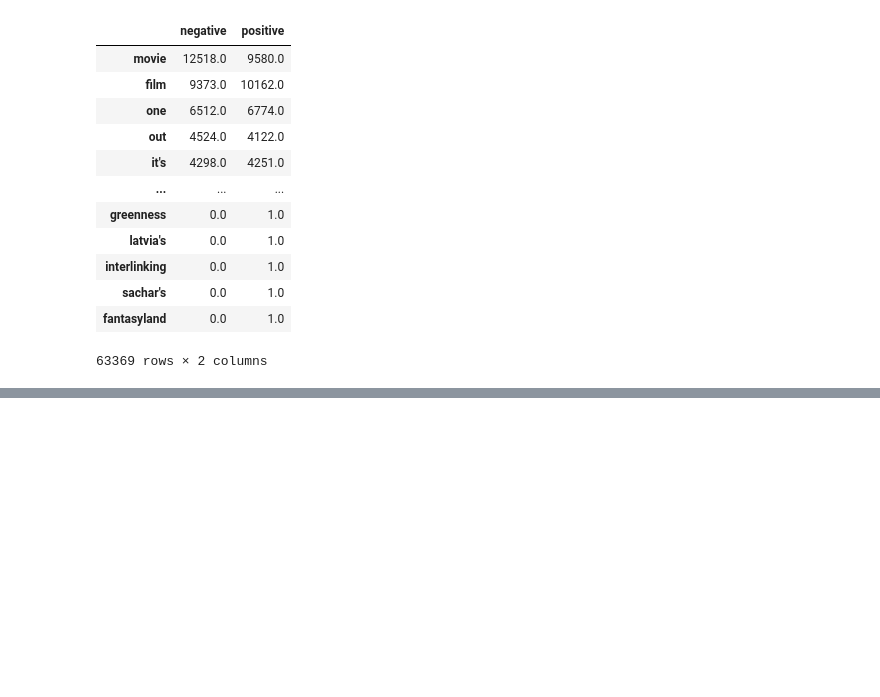
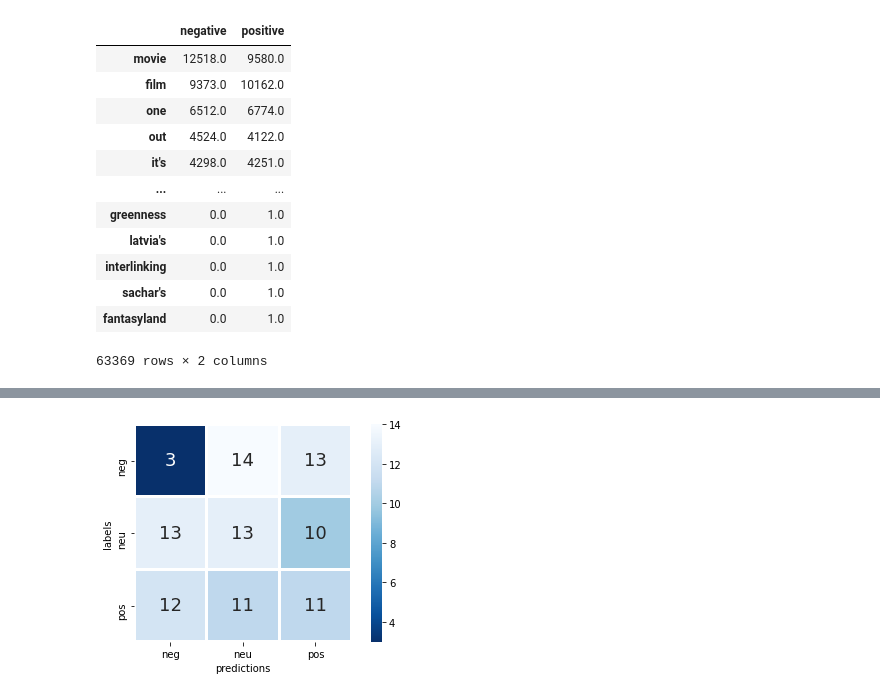
Before and after one commit to MTH548/MTH548, a Jupyter notebook: docs/_static/weekly_notebooks/week_12_class.ipynb, the cells around one changed output, grey strips where cells are left out. Cells and saved outputs as stored; diff of their text form; code cells hidden in the pictures; blank space fills up the shorter version.

```diff
--- a/docs/_static/weekly_notebooks/week_12_class.ipynb
+++ b/docs/_static/weekly_notebooks/week_12_class.ipynb
@@ -426,0 +667,3 @@ word_counts.sort_values(by="negative", ascending=False)
+# %%
+labels = np.random.choice(["pos", "neg", "neu"], size=100)
+labels
@@ -426,0 +683,3 @@ word_counts.sort_values(by="negative", ascending=False)
+# %%
+predictions = np.random.choice(["pos", "neg", "neu"], size=100)
+predictions
@@ -426,0 +699,3 @@ word_counts.sort_values(by="negative", ascending=False)
+# %%
+ctab = pd.crosstab(labels, predictions)
+ctab
@@ -426,0 +708,4 @@ word_counts.sort_values(by="negative", ascending=False)
+# %%
+ctab.index = ctab.index.rename("labels")
+ctab.columns = ctab.columns.rename("predictions")
+ctab
@@ -426,0 +718,15 @@ word_counts.sort_values(by="negative", ascending=False)
+# %%
+import seaborn as sns
+import matplotlib.pyplot as plt
+
+plt.figure(figsize=(7, 4))
+sns.heatmap(ctab,
+            cmap="Blues_r",
+            annot=True,
+            annot_kws = {"fontsize": 18},
+            linewidth=2,
+            square = True,
+            fmt="d"
+           );
+# %% [output]
+[figure, added]
```
Also changed, not shown: parts of 36 cells of this notebook, 7 other files.
